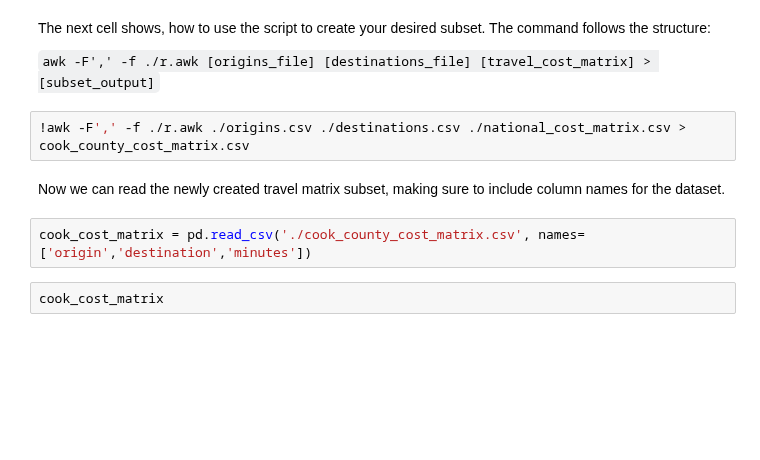
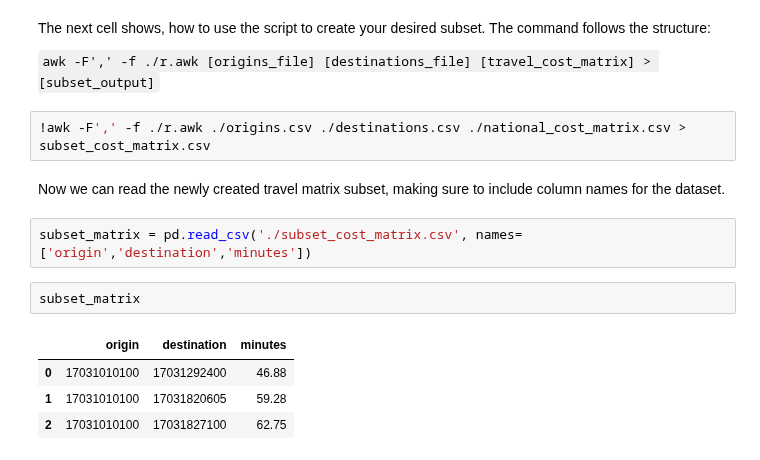
Before and after one commit to pysal/access, a Jupyter notebook: notebooks/How to Subset the Travel Cost Matricies.ipynb, the cells around one changed output. Drawn from its saved outputs; the diff is of its cells as text; blank space fills up the shorter version.

```diff
--- a/notebooks/How to Subset the Travel Cost Matricies.ipynb
+++ b/notebooks/How to Subset the Travel Cost Matricies.ipynb
@@ -124,10 +112,15 @@ The next cell shows, how to use the script to create your desired subset. The co
 
 `awk -F',' -f ./r.awk [origins_file] [destinations_file] [travel_cost_matrix] > [subset_output]`
 # %%
-!awk -F',' -f ./r.awk ./origins.csv ./destinations.csv ./national_cost_matrix.csv > cook_county_cost_matrix.csv
+!awk -F',' -f ./r.awk ./origins.csv ./destinations.csv ./national_cost_matrix.csv > subset_cost_matrix.csv
 # %% [markdown]
 Now we can read the newly created travel matrix subset, making sure to include column names for the dataset.
 # %%
-cook_cost_matrix = pd.read_csv('./cook_county_cost_matrix.csv', names=['origin','destination','minutes'])
+subset_matrix = pd.read_csv('./subset_cost_matrix.csv', names=['origin','destination','minutes'])
-# %%
-cook_cost_matrix
+# %%
+subset_matrix
+# %% [output]
+|  | origin | destination | minutes |
+| 0 | 17031010100 | 17031292400 | 46.88 |
+| 1 | 17031010100 | 17031820605 | 59.28 |
+| 2 | 17031010100 | 17031827100 | 62.75 |
```
Also changed, not shown: parts of 11 cells of this notebook, 6 other files.
